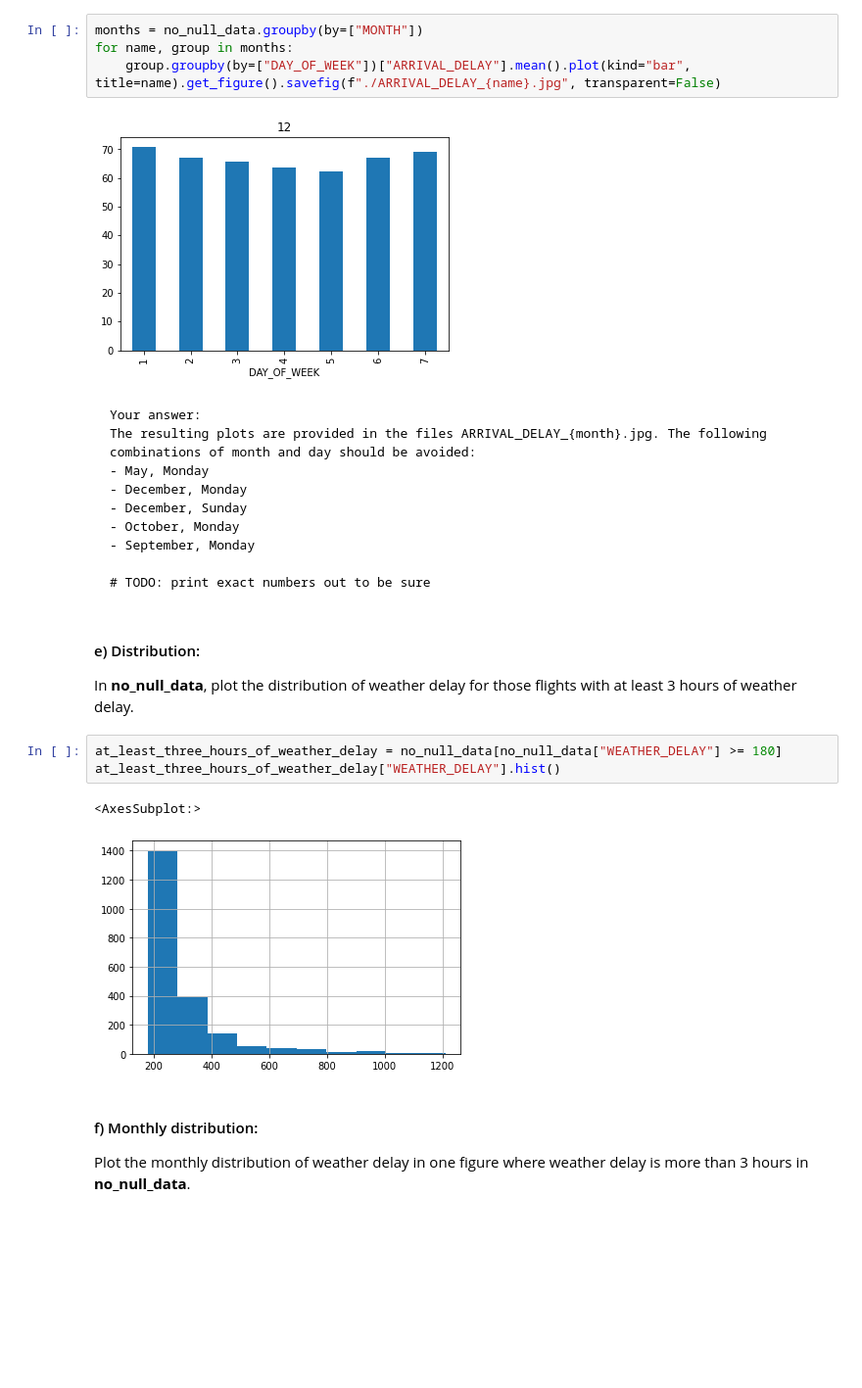
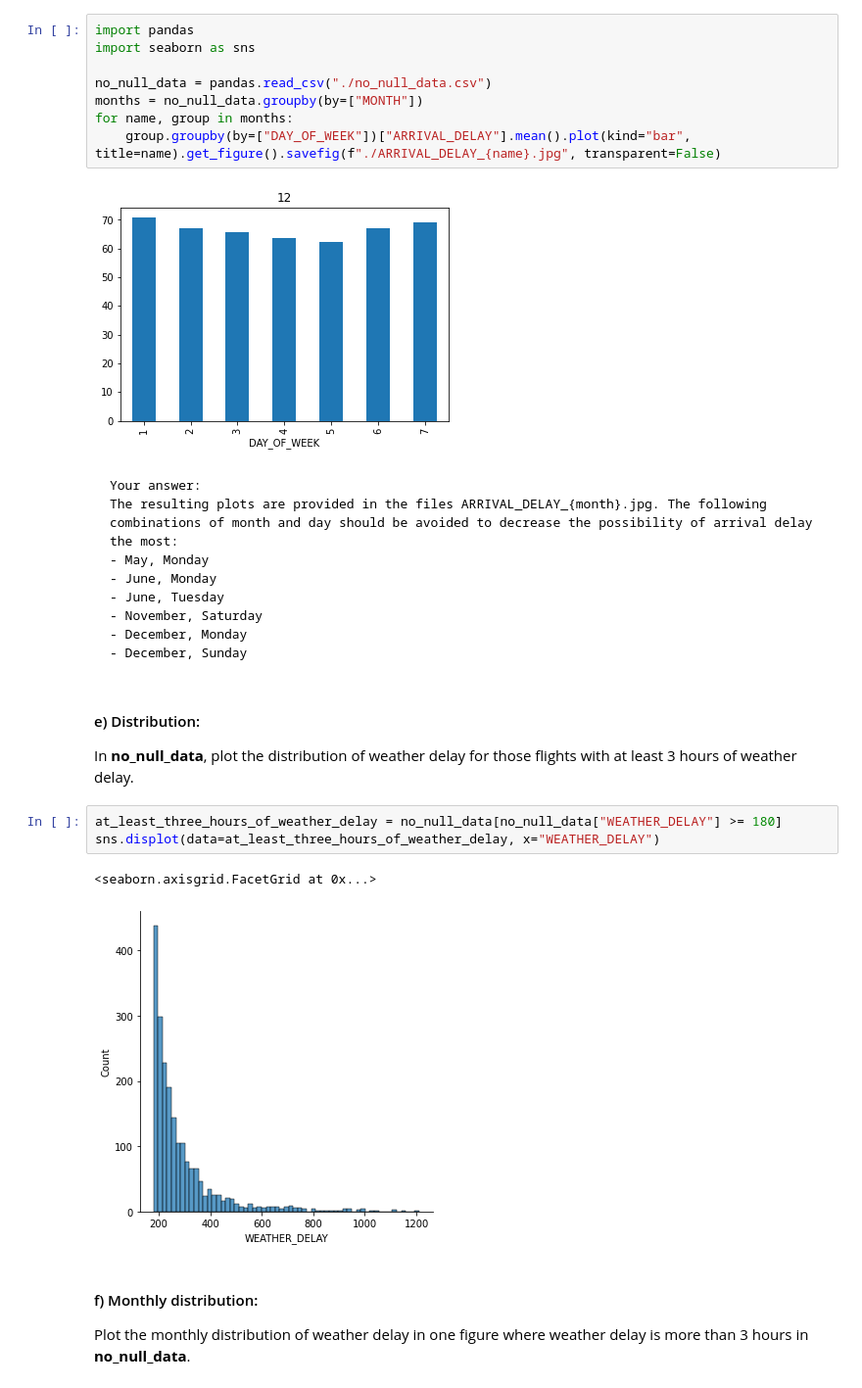
Before and after one commit to LD-devel/IDS-1, a Jupyter notebook: assignment_part1.ipynb, the cells around one changed output. Shown: that part at 98% size. Cells and saved outputs as stored; diff of their text form; blank space fills up the shorter version.

Commit message:
cluster exercise done, improved plots

```diff
--- a/assignment_part1.ipynb
+++ b/assignment_part1.ipynb
@@ -218,6 +218,10 @@ Based on the visualization of the two previous tasks, can you detect any possibl
 #### d) Mean visualization:
 Now visualize the mean of arrival delay per day of the week (per 7 week days) in each month. Based on this information, which combination of days of week and months should be avoided to decrease the possibility of the arrival delay the most? Provide 5 combinations of days of week and months.
 # %%
+import pandas
+import seaborn as sns
+
+no_null_data = pandas.read_csv("./no_null_data.csv")
 months = no_null_data.groupby(by=["MONTH"])
 for name, group in months:
     group.groupby(by=["DAY_OF_WEEK"])["ARRIVAL_DELAY"].mean().plot(kind="bar", title=name).get_figure().savefig(f"./ARRIVAL_DELAY_{name}.jpg", transparent=False)
@@ -225,23 +229,22 @@ for name, group in months:
 [figure]
 # %% [markdown]
     Your answer:
-    The resulting plots are provided in the files ARRIVAL_DELAY_{month}.jpg. The following combinations of month and day should be avoided:
+    The resulting plots are provided in the files ARRIVAL_DELAY_{month}.jpg. The following combinations of month and day should be avoided to decrease the possibility of arrival delay the most:
     - May, Monday
+    - June, Monday
+    - June, Tuesday
+    - November, Saturday
     - December, Monday
     - December, Sunday
-    - October, Monday
-    - September, Monday
-
-    # TODO: print exact numbers out to be sure
 # %% [markdown]
 #### e) Distribution:
  In <b>no_null_data</b>, plot the distribution of weather delay for those flights with at least 3 hours of weather delay.
 # %%
 at_least_three_hours_of_weather_delay = no_null_data[no_null_data["WEATHER_DELAY"] >= 180]
-at_least_three_hours_of_weather_delay["WEATHER_DELAY"].hist()
+sns.displot(data=at_least_three_hours_of_weather_delay, x="WEATHER_DELAY")
 # %% [output]
-<AxesSubplot:>
+<seaborn.axisgrid.FacetGrid at 0x...>
-[figure, old version]
+[figure, new version]
 # %% [markdown]
 #### f) Monthly distribution:
 Plot the monthly distribution of weather delay in one figure where weather delay is more than 3 hours in <b>no_null_data</b>.
```
Also changed, not shown: parts of 12 cells of this notebook.
